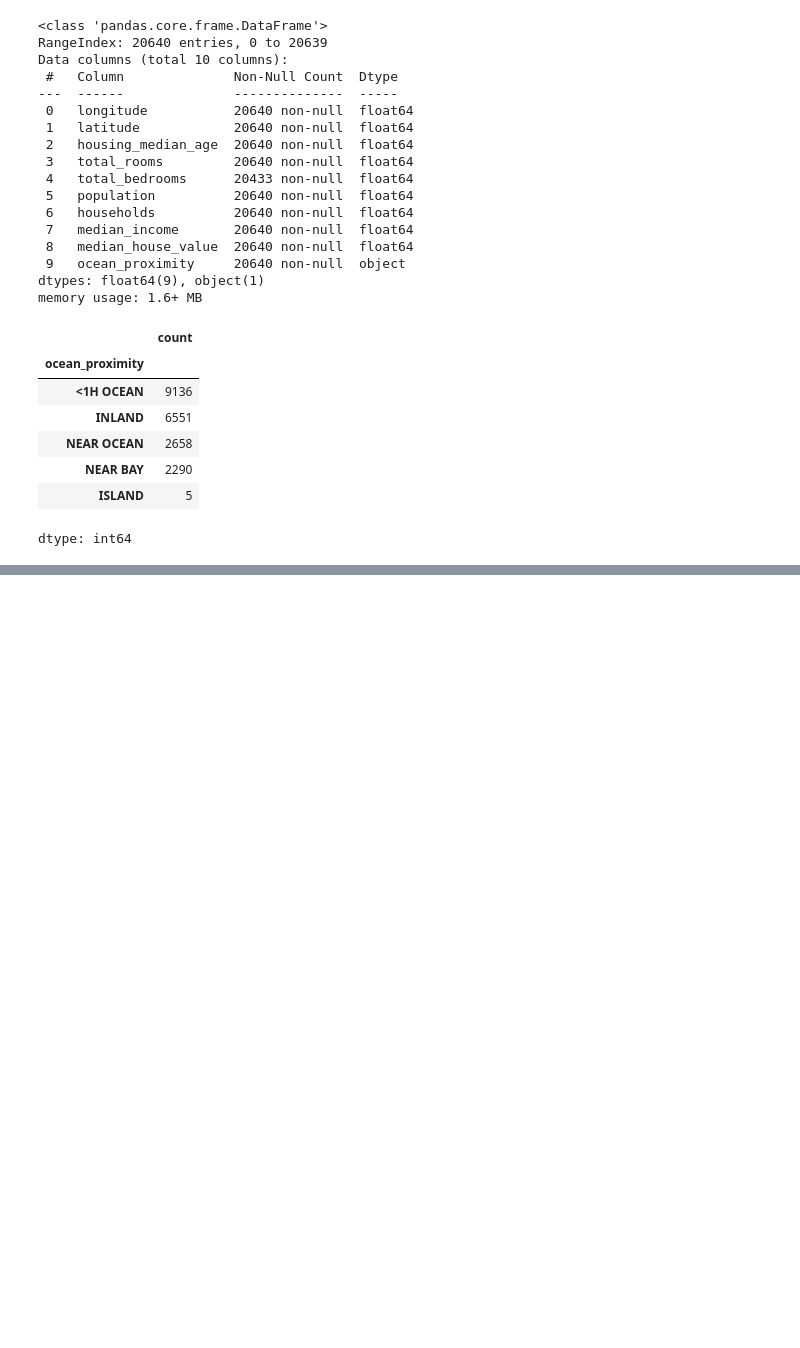
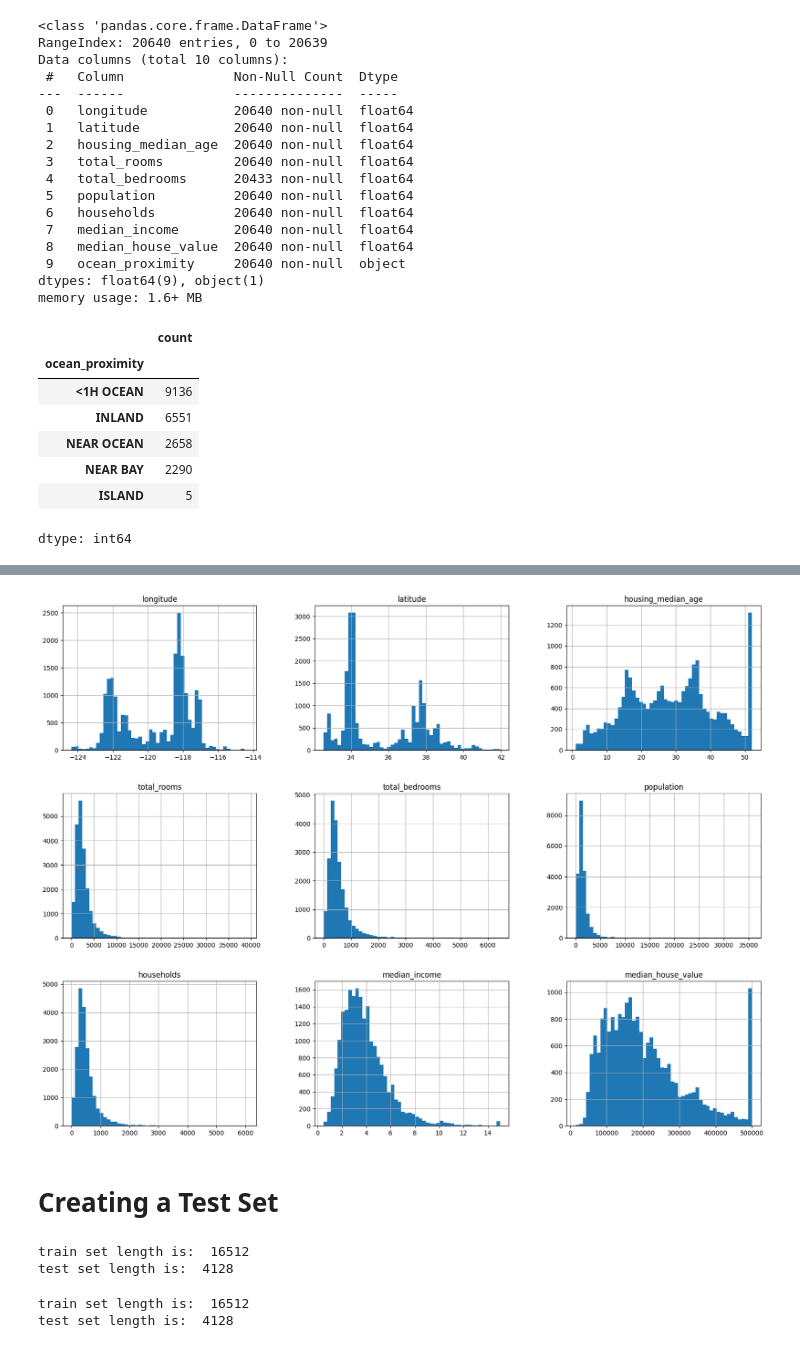
Before and after one commit to kamilakhtar015/CaliHousing-PricePred, a Jupyter notebook: Housing_Corp.ipynb, the cells around one changed output, grey strips where cells are left out. Cells and saved outputs as stored; diff of their text form; code cells hidden in the pictures; blank space fills up the shorter version.

```diff
--- a/Housing_Corp.ipynb
+++ b/Housing_Corp.ipynb
@@ -98,3 +98,10 @@ housing.describe()
 | 50% | -118.490000 | 34.260000 | 29.000000 | 2127.000000 | 435.000000 | 1166.000000 | 409.000000 | ... |
 | 75% | -118.010000 | 37.710000 | 37.000000 | 3148.000000 | 647.000000 | 1725.000000 | 605.000000 | ... |
 | max | -114.310000 | 41.950000 | 52.000000 | 39320.000000 | 6445.000000 | 35682.000000 | 6082.000000 | ... |
+# %%
+housing.hist(bins=50, figsize=(20,15))
+plt.show()
+# %% [output]
+[figure, added]
+# %% [markdown]
+# Creating a Test Set
@@ -100,0 +115,17 @@ housing.describe()
+# %%
+train_set, test_set = split_train_test(housing, 0.2)
+print("train set length is: ", len(train_set))
+print("test set length is: ", len(test_set))
+# %% [output]
+train set length is:  16512
+test set length is:  4128
+# %%
+from sklearn.model_selection import train_test_split
+
+train_set, test_set = train_test_split(housing, test_size=0.2, random_state = 42)
+
+print("train set length is: ", len(train_set))
+print("test set length is: ", len(test_set))
+# %% [output]
+train set length is:  16512
+test set length is:  4128
```
Also changed, not shown: parts of 9 cells of this notebook.
